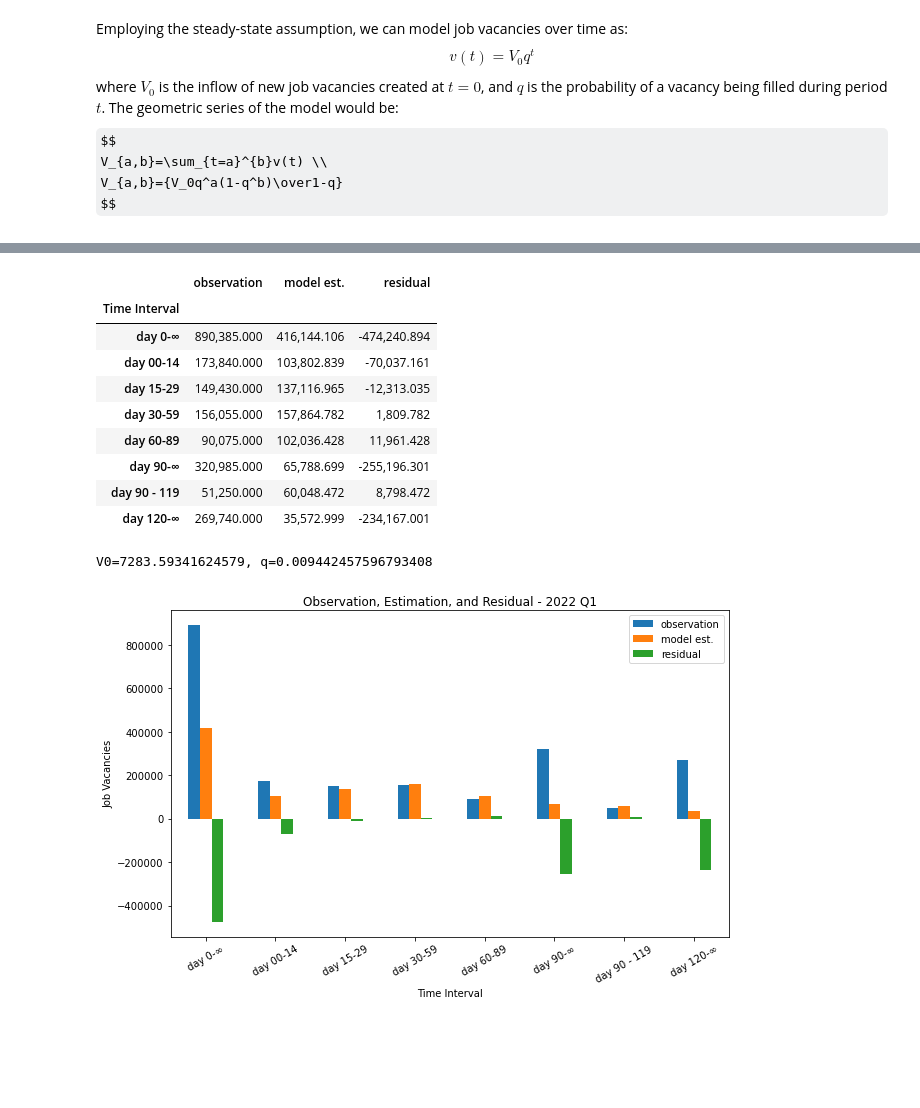
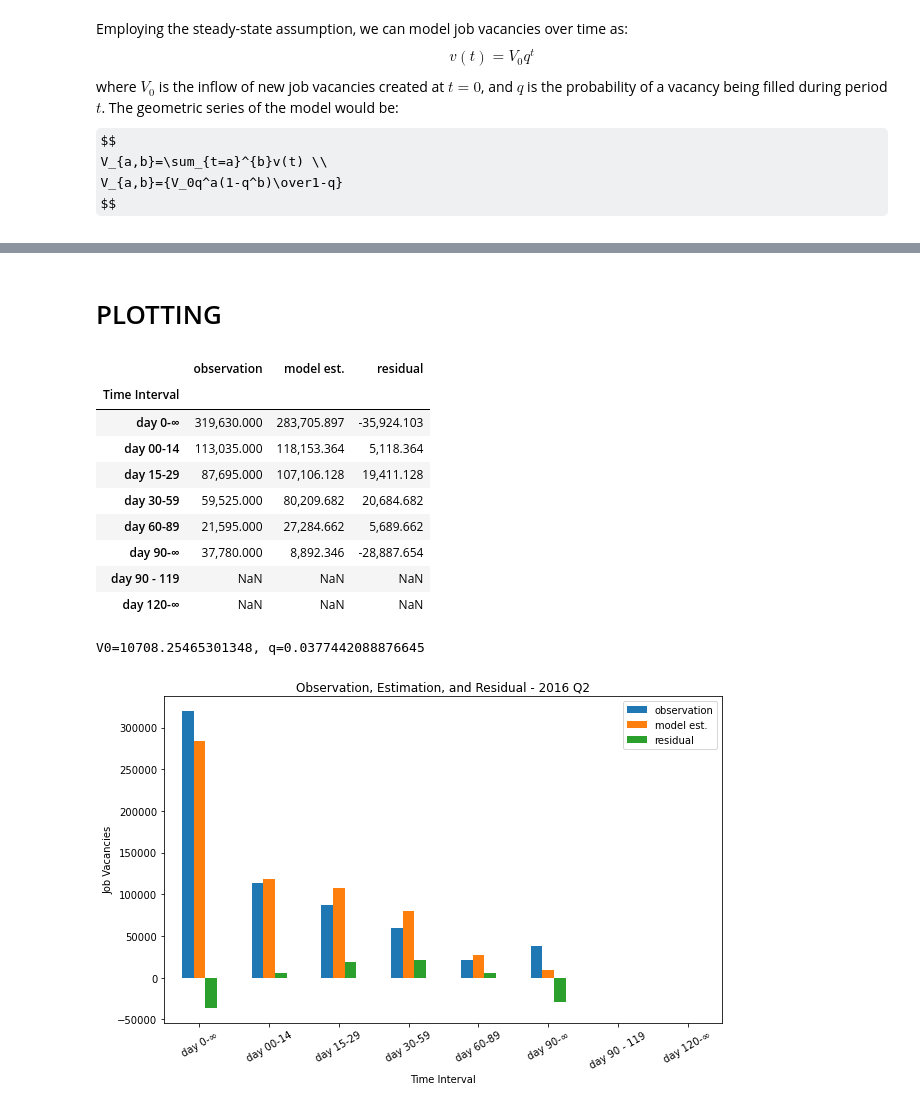
Before and after one commit to YanliangZhu/MAPaper, a Jupyter notebook: code.ipynb, the cells around one changed output, grey strips where cells are left out. Saved outputs shown, nothing was run; the diff lists cells and outputs as text; code cells hidden in the pictures; some formulas as TeX source; blank space fills up the shorter version.

```diff
--- a/code.ipynb
+++ b/code.ipynb
@@ -148,4 +253,5 @@ def NLS_quarterly(df):
 # %%
 #fitting
 fit_all = NLS(df_all) #[0]: table, [1]:V0, [2]: q
+fitYear_all = NLS_yearly(df_all)
 fitQuarter_all = NLS_quarterly(df_all)
@@ -212,0 +331,22 @@ display(NOC_result)
+# %%
+describeYEARLY = pd.DataFrame()
+df = fitYear_all
+for year in range(2015, 2022 + 1, 1):
+    dfYEAR = df[(df['year'] == year)].copy()
+    dfYEAR.index = range(0,len(dfYEAR))
+    dfYEAR = dfYEAR.describe().iloc[:, 12:].loc[['mean']]
+    dfYEAR['Vacancy Characteristics'] = "All"
+    dfYEAR['year'] = year
+    dfYEAR = dfYEAR.set_index(['Vacancy Characteristics', 'year'])
+    describeYEARLY = describeYEARLY.append(dfYEAR)
+for i in VacancyCharacteristics:
+    df = globals()[f'fitYear_{i}']
+    for year in range(2015, 2022 + 1, 1):
+        dfYEAR = df[(df['year'] == year)].copy()
+        dfYEAR.index = range(0,len(dfYEAR))
+        dfYEAR = dfYEAR.describe().iloc[:, 12:].loc[['mean']]
+        dfYEAR['Vacancy Characteristics'] = i
+        dfYEAR['year'] = year
+        dfYEAR = dfYEAR.set_index(['Vacancy Characteristics', 'year'])
+        describeYEARLY = describeYEARLY.append(dfYEAR)
+describeYEARLY
@@ -213,10 +374,15 @@ display(NOC_result)
 # %%
-#quarterly fitting
-#POV
-for i in POV_list:
+#fitting
+for i in VacancyCharacteristics:
     df = globals()[f'df_{i}']
     globals()[f'fitQuarter_{i}'] = NLS_quarterly(df)
-#NOC
-for i in NOC_list:
-    df = globals()[f'df_{i}']
-    globals()[f'fitQuarter_{i}'] = NLS_quarterly(df)
+# %%
+describeQUARTERLY = pd.DataFrame()
+for i in VacancyCharacteristics:
+    df = globals()[f'fitQuarter_{i}']
+    df = df.describe().iloc[:, 12:]
+    df = df.loc[['mean']]
+    df['Vacancy Characteristics'] = i
+    df = df.set_index('Vacancy Characteristics')
+    describeQUARTERLY = describeQUARTERLY.append(df)
+describeQUARTERLY
@@ -223,3 +409,5 @@ for i in NOC_list:
+# %% [markdown]
+# PLOTTING
 # %%
 def plot(df, year, quarter):
     plt.rcParams["figure.figsize"] = [10, 6]
@@ -251,19 +439,19 @@ def plot(df, year, quarter):
     plt.ylabel("Job Vacancies")
     plt.title(f"Observation, Estimation, and Residual - {year} Q{quarter}")
     plt.show()
-# %%
-plot(fitQuarter_all, 2022, 1)
-# %% [output]
-|  | observation | model est. | residual |
-| Time Interval |  |  |  |
-| day 0-∞ | 890,385.000 | 416,144.106 | -474,240.894 |
-| day 00-14 | 173,840.000 | 103,802.839 | -70,037.161 |
-| day 15-29 | 149,430.000 | 137,116.965 | -12,313.035 |
-| day 30-59 | 156,055.000 | 157,864.782 | 1,809.782 |
-| day 60-89 | 90,075.000 | 102,036.428 | 11,961.428 |
-| day 90-∞ | 320,985.000 | 65,788.699 | -255,196.301 |
-| day 90 - 119 | 51,250.000 | 60,048.472 | 8,798.472 |
-| day 120-∞ | 269,740.000 | 35,572.999 | -234,167.001 |
-V0=7283.59341624579, q=0.009442457596793408
-[figure, removed]
+# %%
+plot(fitYear_all, 2016, 2)
+# %% [output]
+|  | observation | model est. | residual |
+| Time Interval |  |  |  |
+| day 0-∞ | 319,630.000 | 283,705.897 | -35,924.103 |
+| day 00-14 | 113,035.000 | 118,153.364 | 5,118.364 |
+| day 15-29 | 87,695.000 | 107,106.128 | 19,411.128 |
+| day 30-59 | 59,525.000 | 80,209.682 | 20,684.682 |
+| day 60-89 | 21,595.000 | 27,284.662 | 5,689.662 |
+| day 90-∞ | 37,780.000 | 8,892.346 | -28,887.654 |
+| day 90 - 119 | NaN | NaN | NaN |
+| day 120-∞ | NaN | NaN | NaN |
+V0=10708.25465301348, q=0.0377442088876645
+[figure, added]
 # %%
```
Also changed, not shown: parts of 15 cells of this notebook.
